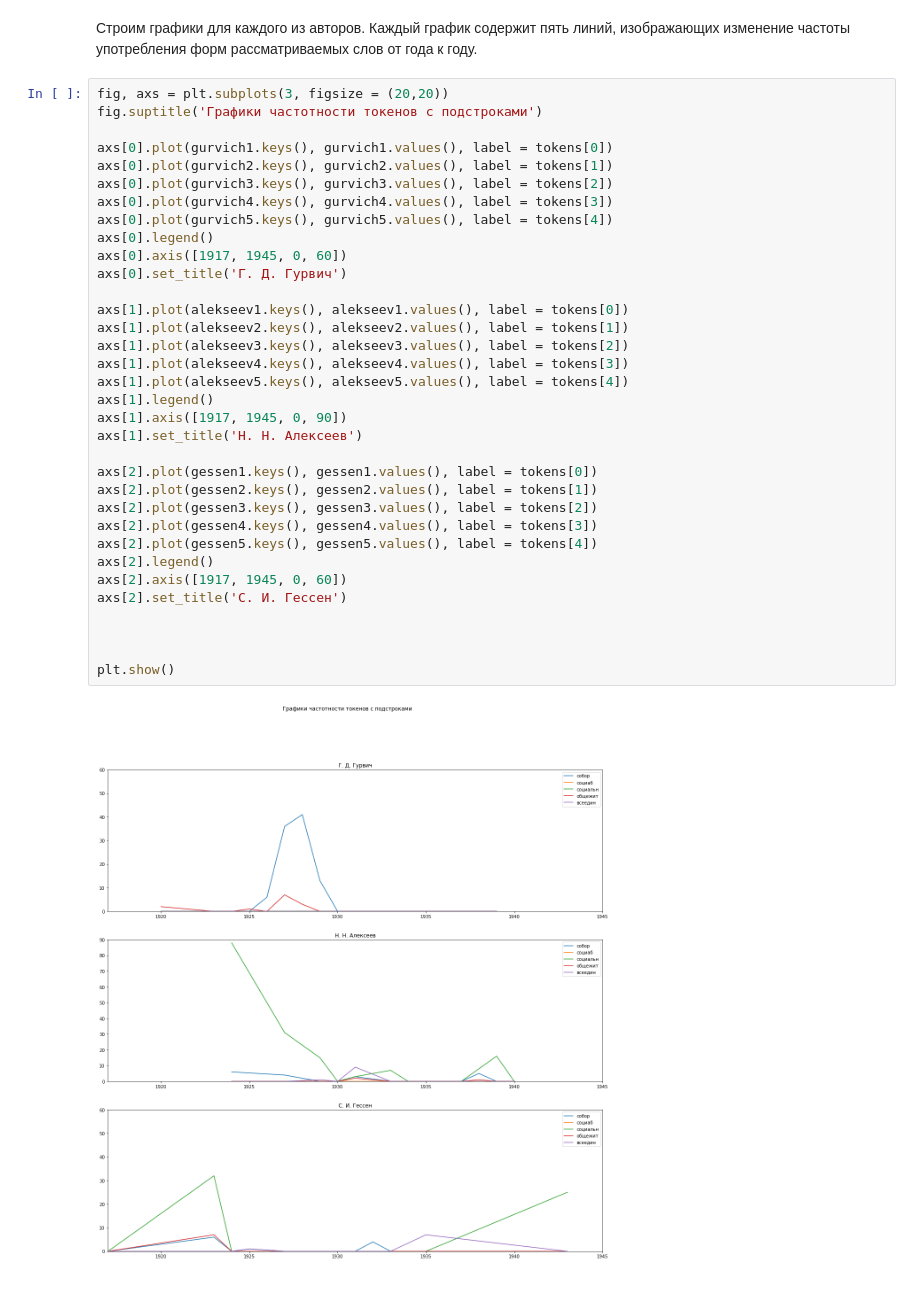
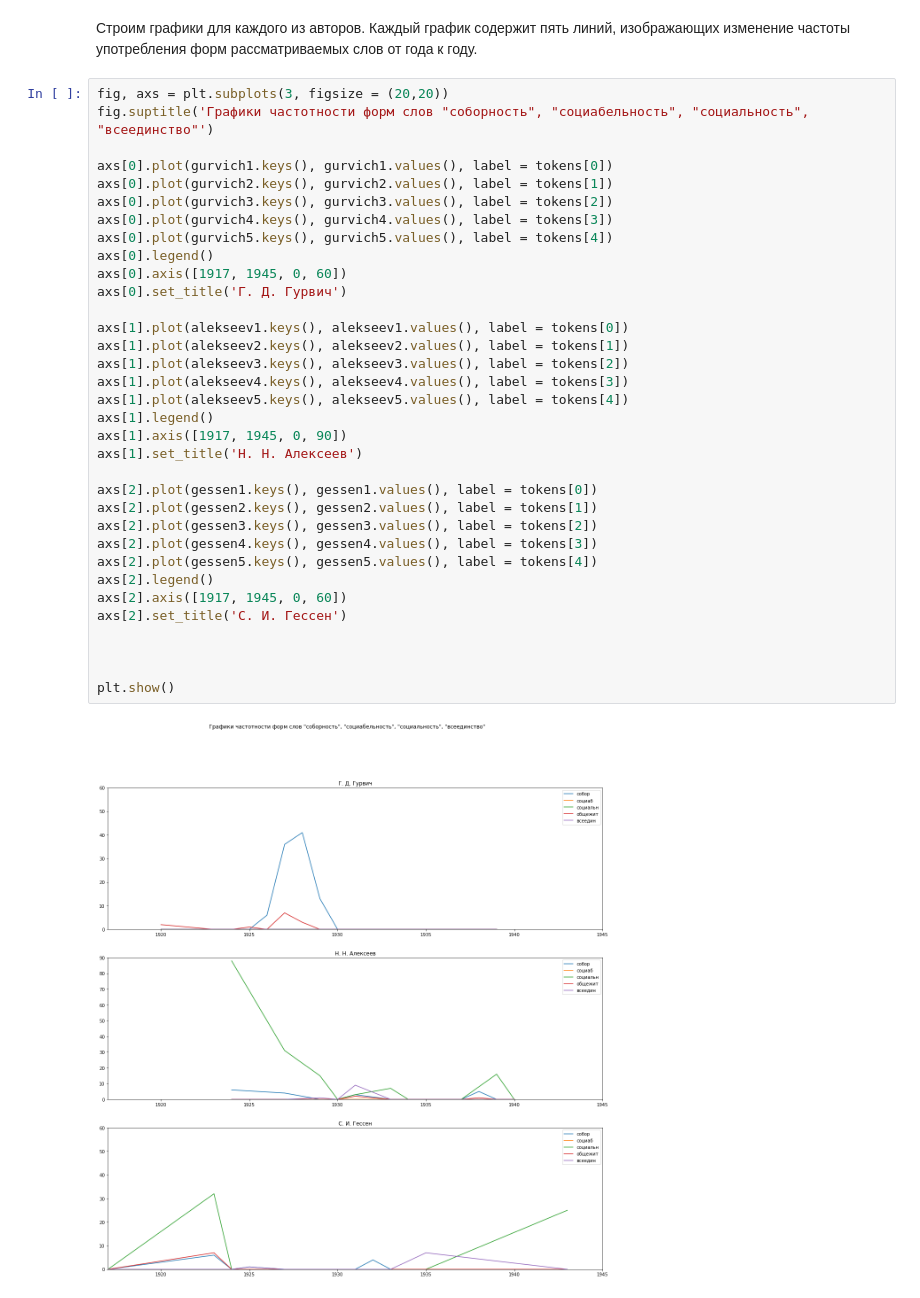
Before and after one commit to gleblobanov/sbrnst, a Jupyter notebook: plot.ipynb, the cells around one changed output. Cells and saved outputs as stored; diff of their text form.

Commit message:
Merge plot and notebook

```diff
--- a/plot.ipynb
+++ b/plot.ipynb
@@ -63,37 +75,37 @@ utf_8_encode() argument 1 must be str, not None
 Строим графики для каждого из авторов. Каждый график содержит пять линий, изображающих изменение частоты употребления форм рассматриваемых слов от года к году.
 # %%
 fig, axs = plt.subplots(3, figsize = (20,20))
-fig.suptitle('Графики частотности токенов с подстроками')
+fig.suptitle('Графики частотности форм слов "соборность", "социабельность", "социальность", "всеединство"')
 
 axs[0].plot(gurvich1.keys(), gurvich1.values(), label = tokens[0])
 axs[0].plot(gurvich2.keys(), gurvich2.values(), label = tokens[1])
 axs[0].plot(gurvich3.keys(), gurvich3.values(), label = tokens[2])
 axs[0].plot(gurvich4.keys(), gurvich4.values(), label = tokens[3])
 axs[0].plot(gurvich5.keys(), gurvich5.values(), label = tokens[4])
 axs[0].legend()
 axs[0].axis([1917, 1945, 0, 60])
 axs[0].set_title('Г. Д. Гурвич')
 
 axs[1].plot(alekseev1.keys(), alekseev1.values(), label = tokens[0])
 axs[1].plot(alekseev2.keys(), alekseev2.values(), label = tokens[1])
 axs[1].plot(alekseev3.keys(), alekseev3.values(), label = tokens[2])
 axs[1].plot(alekseev4.keys(), alekseev4.values(), label = tokens[3])
 axs[1].plot(alekseev5.keys(), alekseev5.values(), label = tokens[4])
 axs[1].legend()
 axs[1].axis([1917, 1945, 0, 90])
 axs[1].set_title('Н. Н. Алексеев')
 
 axs[2].plot(gessen1.keys(), gessen1.values(), label = tokens[0])
 axs[2].plot(gessen2.keys(), gessen2.values(), label = tokens[1])
 axs[2].plot(gessen3.keys(), gessen3.values(), label = tokens[2])
 axs[2].plot(gessen4.keys(), gessen4.values(), label = tokens[3])
 axs[2].plot(gessen5.keys(), gessen5.values(), label = tokens[4])
 axs[2].legend()
 axs[2].axis([1917, 1945, 0, 60])
 axs[2].set_title('С. И. Гессен')
 
 
 
 plt.show()
 # %% [output]
-[figure, old version]
+[figure, new version]
```
Also changed, not shown: parts of 33 cells of this notebook, 4 other files.
